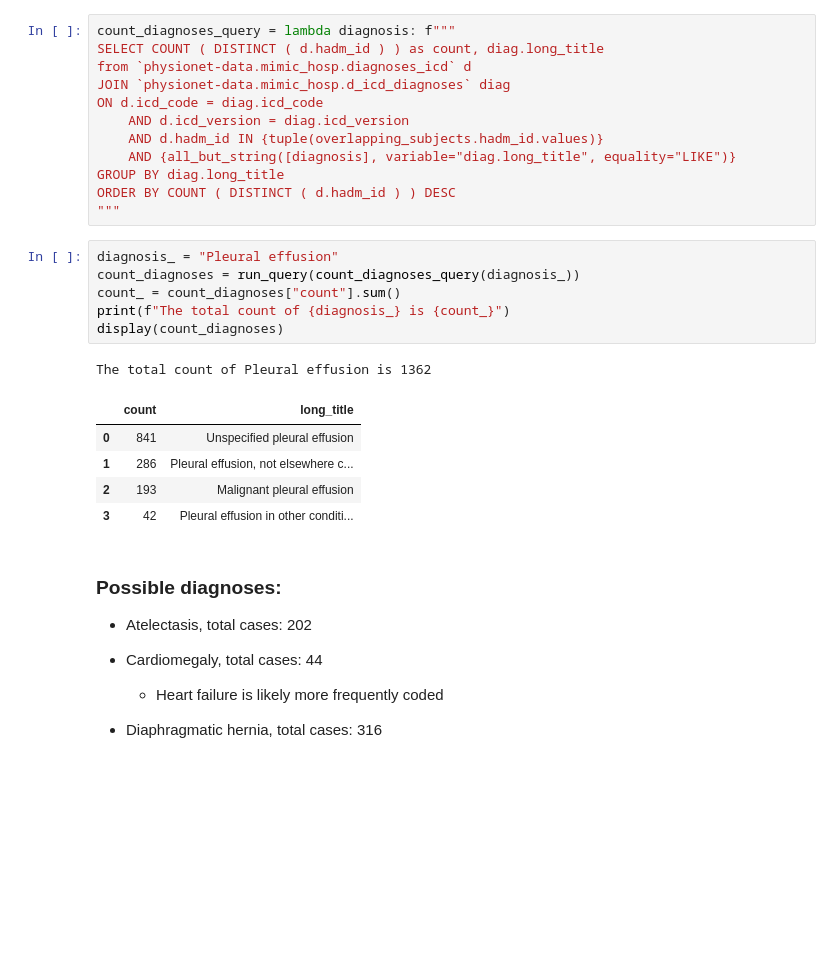
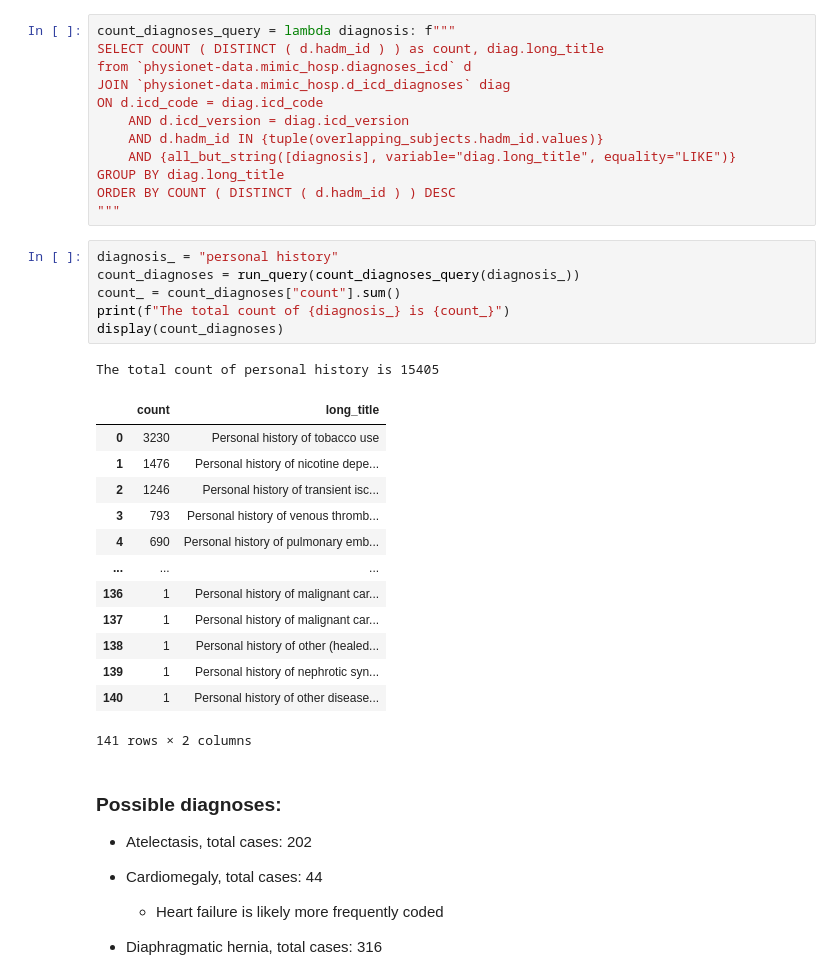
Before and after one commit to erlandg/create-mimic-dataset, a Jupyter notebook: create_db.ipynb, the cells around one changed output. Drawn from its saved outputs; the diff is of its cells as text; blank space fills up the shorter version.

```diff
--- a/create_db.ipynb
+++ b/create_db.ipynb
@@ -128,18 +138,26 @@ GROUP BY diag.long_title
 ORDER BY COUNT ( DISTINCT ( d.hadm_id ) ) DESC
 """
 # %%
-diagnosis_ = "Pleural effusion"
+diagnosis_ = "personal history"
 count_diagnoses = run_query(count_diagnoses_query(diagnosis_))
 count_ = count_diagnoses["count"].sum()
 print(f"The total count of {diagnosis_} is {count_}")
 display(count_diagnoses)
 # %% [output]
-The total count of Pleural effusion is 1362
+The total count of personal history is 15405
 |  | count | long_title |
-| 0 | 841 | Unspecified pleural effusion |
-| 1 | 286 | Pleural effusion, not elsewhere c... |
-| 2 | 193 | Malignant pleural effusion |
-| 3 | 42 | Pleural effusion in other conditi... |
+| 0 | 3230 | Personal history of tobacco use |
+| 1 | 1476 | Personal history of nicotine depe... |
+| 2 | 1246 | Personal history of transient isc... |
+| 3 | 793 | Personal history of venous thromb... |
+| 4 | 690 | Personal history of pulmonary emb... |
+| ... | ... | ... |
+| 136 | 1 | Personal history of malignant car... |
+| 137 | 1 | Personal history of malignant car... |
+| 138 | 1 | Personal history of other (healed... |
+| 139 | 1 | Personal history of nephrotic syn... |
+| 140 | 1 | Personal history of other disease... |
+141 rows × 2 columns
 # %% [markdown]
 ### Possible diagnoses:
 
```
Also changed, not shown: parts of 24 cells of this notebook, 2 other files.
